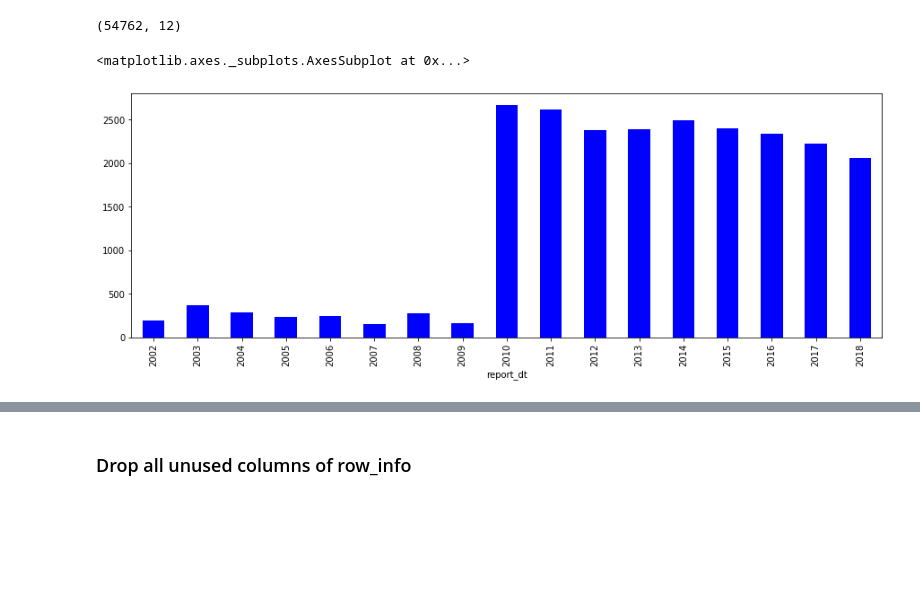
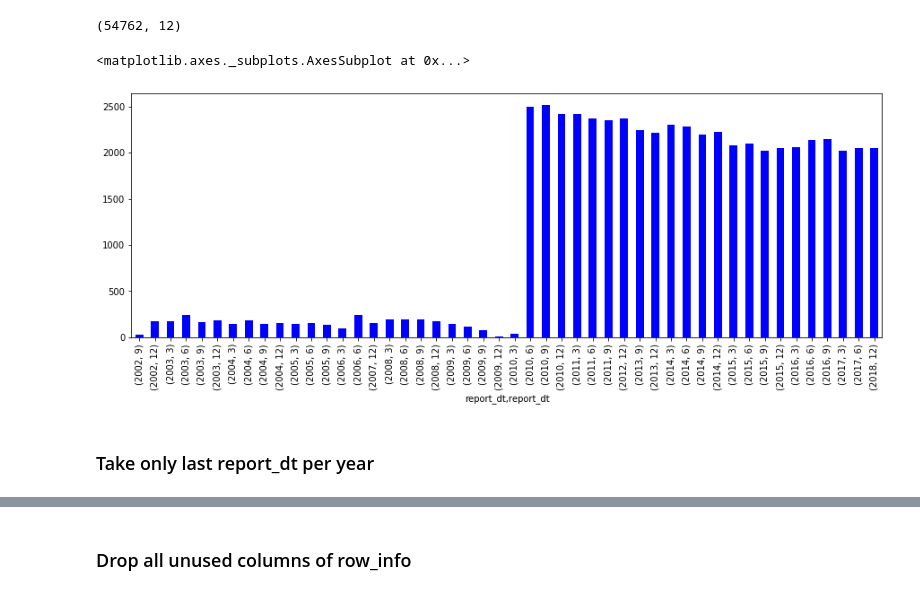
Before and after one commit to Amglex/Mutual-Funds, a Jupyter notebook: notebooks/012 - Data - Cleaning.ipynb, the cells around one changed output, grey strips where cells are left out. Cells and saved outputs as stored; diff of their text form; code cells hidden in the pictures; blank space fills up the shorter version.

```diff
--- a/notebooks/012 - Data - Cleaning.ipynb
+++ b/notebooks/012 - Data - Cleaning.ipynb
@@ -35,16 +40,16 @@ import matplotlib.pyplot as plt
 # %%
 options = {
     'min_per_com'                : 80,
-    'min_tna_latest'             : 10,
+    'min_tna_latest'             : 5,
     'min_obs_per_sec'            : 2,
     'min_obs_per_observation'    : 10,
     'min_perc_tna'               : 50,
     'max_perc_tna'               : 120,
     'selected_obj_codes'         : ('EIEI', 'G',
-                                    'LCCE', 'LCGE', 'LCVE',   # Large-cap
-                                    'MCCE', 'MCGE', 'MCVE',   # Mid-cap
-                                    'MLCE', 'MLGE', 'MLVE',   # Multi-cap
-                                    'SCCE', 'SCGE', 'SCVE'),  # Small-cap
+                                    'LCVE', 'LCCE', 'LCGE',
+                                    'MLVE', 'MLCE', 'MLGE',
+                                    'MCVE', 'MCCE', 'MCGE',
+                                    'SCVE', 'SCCE', 'SCGE'),  # Small-cap
     'sub_sample_start_date'      : datetime.date.fromisoformat('2015-01-01'),   # Not relevant at the moment
     'sub_sample_end_date'        : datetime.date.fromisoformat('2018-01-01')    # Not relevant at the moment
 }
@@ -121,14 +126,27 @@ fund_style['crsp_fundno'] = fund_style['crsp_fundno'].astype('int64')
 columns = ['begdt','enddt']
 fund_style[columns] = fund_style[columns].apply(pd.to_datetime)
 
-fund_style['cap_class'] = fund_style['lipper_class'].astype(str).str[0]
+fund_style['cap_class'] = fund_style['lipper_class'].astype(str).str[0:2]
 fund_style['style_class'] = fund_style['lipper_class'].astype(str).str[2]
 fund_style.loc[
     ~fund_style['lipper_class'].isin(options.get('selected_obj_codes')),
     ['cap_class','style_class']] = np.NaN
 
-columns = ['lipper_class','lipper_obj_cd','cap_class','style_class']
-fund_style[columns] = fund_style[columns].astype('category')
+
+
+cat_type_lipper = CategoricalDtype(categories = ['EIEI', 'G',
+                                                 'LCVE', 'LCCE', 'LCGE',
+                                                 'MLVE', 'MLCE', 'MLGE',
+                                                 'MCVE', 'MCCE', 'MCGE',
+                                                 'SCVE', 'SCCE', 'SCGE'
+                                                ],ordered=True)
+
+cat_type_style = CategoricalDtype(categories = ['E', 'V', 'C', 'G'], ordered=True)
+cat_type_cap = CategoricalDtype(categories = ['SC', 'MC', 'ML', 'EI', 'LC'], ordered=True)
+
+fund_style['lipper_class'] = fund_style['lipper_class'].astype(cat_type_lipper)
+fund_style['style_class'] = fund_style['style_class'].astype(cat_type_style)
+fund_style['cap_class'] = fund_style['cap_class'].astype(cat_type_cap)
 # %% [markdown]
 #### Return
 # %%
@@ -214,12 +241,12 @@ row_info.shape
 (839196, 3)
 # %%
 sqlcode = '''
-    select row_info.crsp_portno, row_info.report_dt,
+    SELECT row_info.crsp_portno, row_info.report_dt,
     fund_info.crsp_portno, fund_info.crsp_fundno, fund_info.begdt, fund_info.enddt, fund_info.fund_name
-    from row_info
-    inner join fund_info
-    on row_info.crsp_portno = fund_info.crsp_portno
-    and row_info.report_dt between fund_info.begdt and fund_info.enddt;
+    FROM row_info
+    INNER JOIN fund_info
+    ON row_info.crsp_portno = fund_info.crsp_portno
+    AND row_info.report_dt between fund_info.begdt and fund_info.enddt;
 '''
 
 row_info_merged = ps.sqldf(sqlcode,locals())
@@ -305,13 +332,15 @@ row_info_merged.shape
 # %%
 (row_info_merged['crsp_portno']
     .groupby([
          row_info_merged['report_dt'].dt.year,
-#         row_info_merged['report_dt'].dt.month
+         row_info_merged['report_dt'].dt.month
      ])
      .nunique()
      .plot(kind='bar',
            color = 'b',
            figsize=(15,5)))
 # %% [output]
 <matplotlib.axes._subplots.AxesSubplot at 0x...>
-[figure, old version]
+[figure, new version]
+# %% [markdown]
+### Take only last report_dt per year
```
Also changed, not shown: parts of 22 cells of this notebook, 5 other files.
